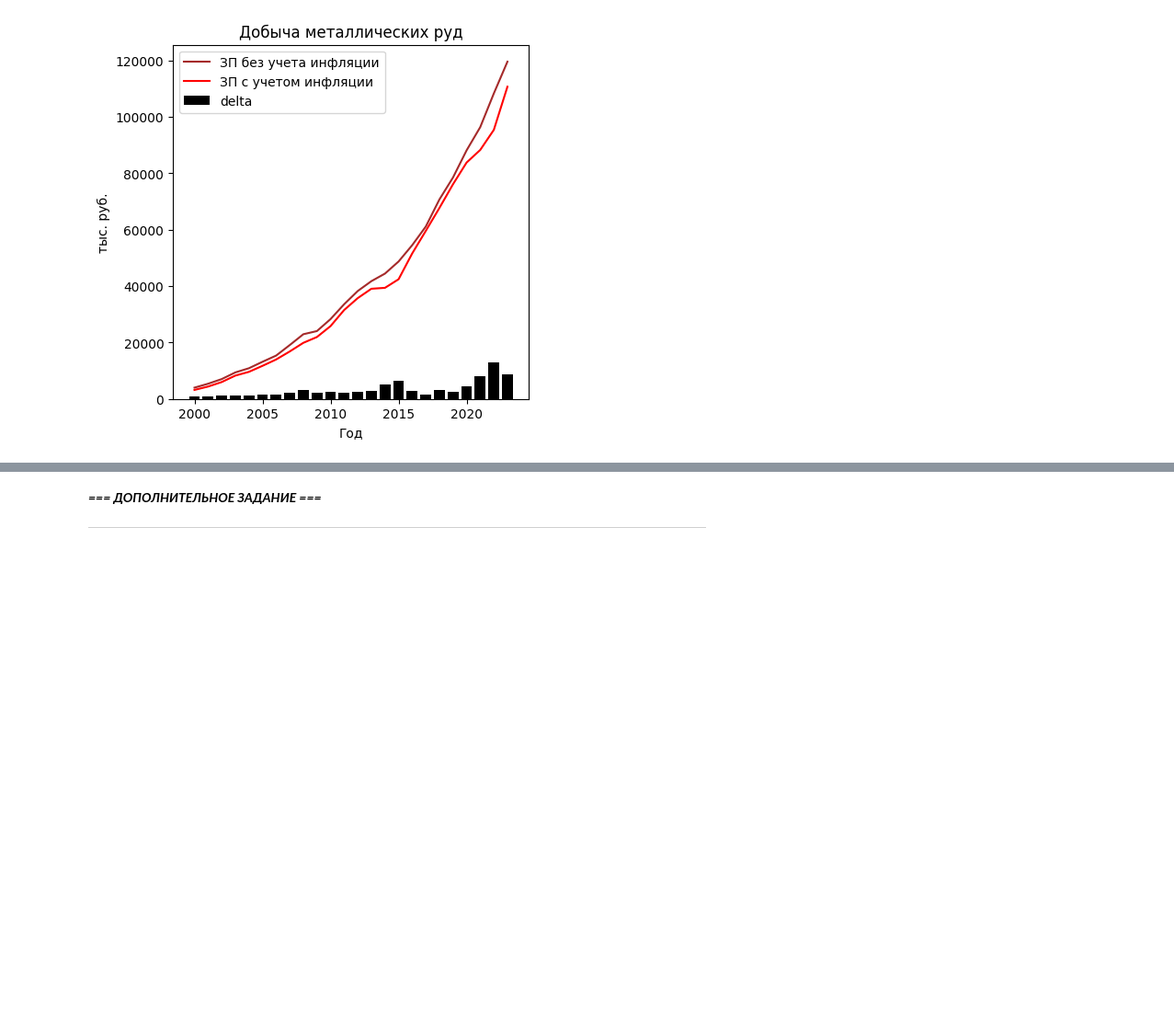
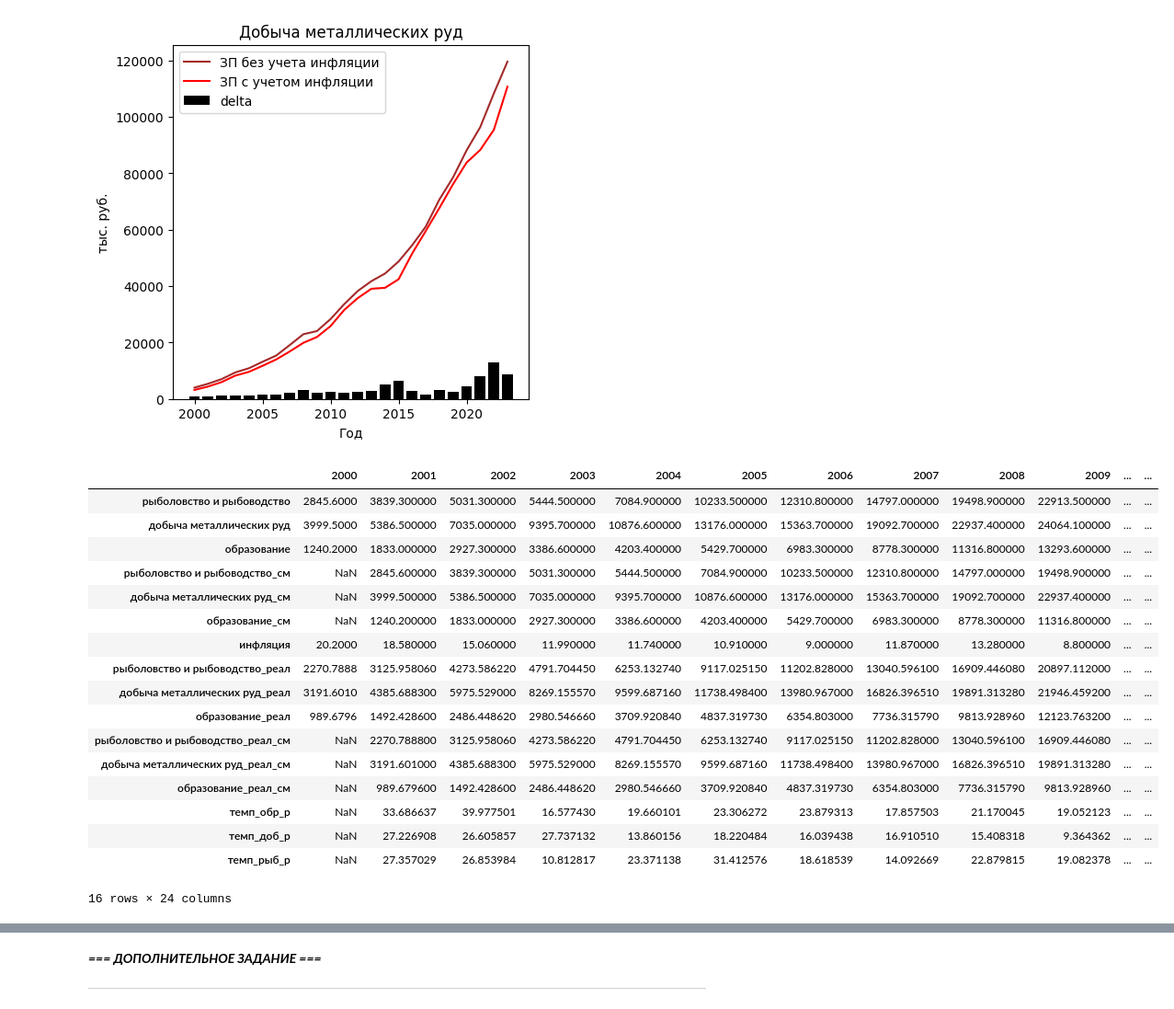
Before and after one commit to qd217/DS_project, a Jupyter notebook: Project.ipynb, the cells around one changed output, grey strips where cells are left out. Shown at 92% size. Drawn from its saved outputs; the diff is of its cells as text; code cells hidden in the pictures; blank space fills up the shorter version.

```diff
--- a/Project.ipynb
+++ b/Project.ipynb
@@ -96,3 +96,45 @@ plt.show()
 [figure]
 [figure]
 [figure]
+# %%
+zp_infl_data = zp_data.T
+zp_infl_data = zp_infl_data[['рыболовство и рыбоводство', 'добыча металлических руд', 'образование']].shift(1).rename(columns={'рыболовство и рыбоводство':'рыболовство и рыбоводство_см','добыча металлических руд':'добыча металлических руд_см','образование': 'образование_см' })
+zp_infl_data = pd.concat([zp_data.T, zp_infl_data, infl_data.T['Всего']], axis=1).rename(columns={'Всего':'инфляция'})
+zp_infl_data['рыболовство и рыбоводство_реал'] = zp_infl_data['рыболовство и рыбоводство']*(1-zp_infl_data['инфляция']/100)
+zp_infl_data['добыча металлических руд_реал'] = zp_infl_data['добыча металлических руд']*(1-zp_infl_data['инфляция']/100)
+zp_infl_data['образование_реал'] = zp_infl_data['образование']*(1-zp_infl_data['инфляция']/100)
+zp_infl_data_full = zp_infl_data[['рыболовство и рыбоводство_реал', 'добыча металлических руд_реал', 'образование_реал']].shift(1).rename(columns={'рыболовство и рыбоводство_реал':'рыболовство и рыбоводство_реал_см','добыча металлических руд_реал':'добыча металлических руд_реал_см','образование_реал': 'образование_реал_см' })
+zp_infl_data = pd.concat([zp_infl_data, zp_infl_data_full], axis=1)
+zp_infl_data['темп_обр_р'] = (1-(zp_infl_data['образование_реал_см']/zp_infl_data['образование_реал']))*100
+zp_infl_data['темп_доб_р'] = (1-(zp_infl_data['добыча металлических руд_реал_см']/zp_infl_data['добыча металлических руд_реал']))*100
+zp_infl_data['темп_рыб_р'] = (1-(zp_infl_data['рыболовство и рыбоводство_реал_см']/zp_infl_data['рыболовство и рыбоводство_реал']))*100
+
+zp_infl_data = zp_infl_data.T
+
+mask11 = zp_infl_data.index == 'рыболовство и рыбоводство_реал'
+mask12 = zp_infl_data.index == 'рыболовство и рыбоводство_реал_см'
+mask13 = zp_infl_data.index == 'добыча металлических руд_реал'
+mask14 = zp_infl_data.index == 'добыча металлических руд_реал_см'
+mask15 = zp_infl_data.index == 'образование_реал'
+mask16 = zp_infl_data.index == 'образование_реал_см'
+
+zp_infl_data.head(24)
+# %% [output]
+|  | 2000 | 2001 | 2002 | 2003 | 2004 | 2005 | 2006 | 2007 | 2008 | 2009 | ... | ... |
+| рыболовство и рыбоводство | 2845.6000 | 3839.300000 | 5031.300000 | 5444.500000 | 7084.900000 | 10233.500000 | 12310.800000 | 14797.000000 | 19498.900000 | 22913.500000 | ... | ... |
+| добыча металлических руд | 3999.5000 | 5386.500000 | 7035.000000 | 9395.700000 | 10876.600000 | 13176.000000 | 15363.700000 | 19092.700000 | 22937.400000 | 24064.100000 | ... | ... |
+| образование | 1240.2000 | 1833.000000 | 2927.300000 | 3386.600000 | 4203.400000 | 5429.700000 | 6983.300000 | 8778.300000 | 11316.800000 | 13293.600000 | ... | ... |
+| рыболовство и рыбоводство_см | NaN | 2845.600000 | 3839.300000 | 5031.300000 | 5444.500000 | 7084.900000 | 10233.500000 | 12310.800000 | 14797.000000 | 19498.900000 | ... | ... |
+| добыча металлических руд_см | NaN | 3999.500000 | 5386.500000 | 7035.000000 | 9395.700000 | 10876.600000 | 13176.000000 | 15363.700000 | 19092.700000 | 22937.400000 | ... | ... |
+| образование_см | NaN | 1240.200000 | 1833.000000 | 2927.300000 | 3386.600000 | 4203.400000 | 5429.700000 | 6983.300000 | 8778.300000 | 11316.800000 | ... | ... |
+| инфляция | 20.2000 | 18.580000 | 15.060000 | 11.990000 | 11.740000 | 10.910000 | 9.000000 | 11.870000 | 13.280000 | 8.800000 | ... | ... |
+| рыболовство и рыбоводство_реал | 2270.7888 | 3125.958060 | 4273.586220 | 4791.704450 | 6253.132740 | 9117.025150 | 11202.828000 | 13040.596100 | 16909.446080 | 20897.112000 | ... | ... |
+| добыча металлических руд_реал | 3191.6010 | 4385.688300 | 5975.529000 | 8269.155570 | 9599.687160 | 11738.498400 | 13980.967000 | 16826.396510 | 19891.313280 | 21946.459200 | ... | ... |
+| образование_реал | 989.6796 | 1492.428600 | 2486.448620 | 2980.546660 | 3709.920840 | 4837.319730 | 6354.803000 | 7736.315790 | 9813.928960 | 12123.763200 | ... | ... |
+| рыболовство и рыбоводство_реал_см | NaN | 2270.788800 | 3125.958060 | 4273.586220 | 4791.704450 | 6253.132740 | 9117.025150 | 11202.828000 | 13040.596100 | 16909.446080 | ... | ... |
+| добыча металлических руд_реал_см | NaN | 3191.601000 | 4385.688300 | 5975.529000 | 8269.155570 | 9599.687160 | 11738.498400 | 13980.967000 | 16826.396510 | 19891.313280 | ... | ... |
+| образование_реал_см | NaN | 989.679600 | 1492.428600 | 2486.448620 | 2980.546660 | 3709.920840 | 4837.319730 | 6354.803000 | 7736.315790 | 9813.928960 | ... | ... |
+| темп_обр_р | NaN | 33.686637 | 39.977501 | 16.577430 | 19.660101 | 23.306272 | 23.879313 | 17.857503 | 21.170045 | 19.052123 | ... | ... |
+| темп_доб_р | NaN | 27.226908 | 26.605857 | 27.737132 | 13.860156 | 18.220484 | 16.039438 | 16.910510 | 15.408318 | 9.364362 | ... | ... |
+| темп_рыб_р | NaN | 27.357029 | 26.853984 | 10.812817 | 23.371138 | 31.412576 | 18.618539 | 14.092669 | 22.879815 | 19.082378 | ... | ... |
+16 rows × 24 columns
```
Also changed, not shown: parts of 4 cells of this notebook.
